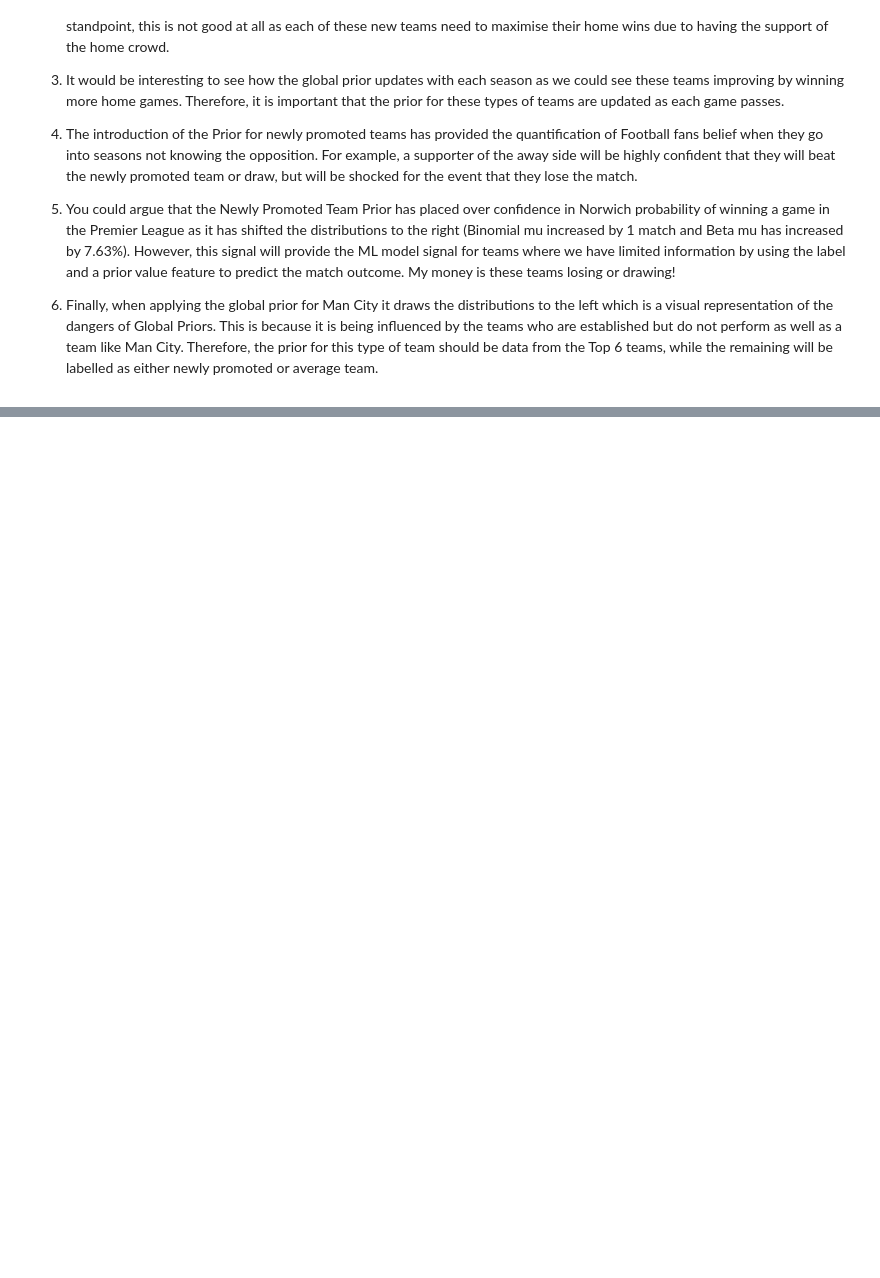
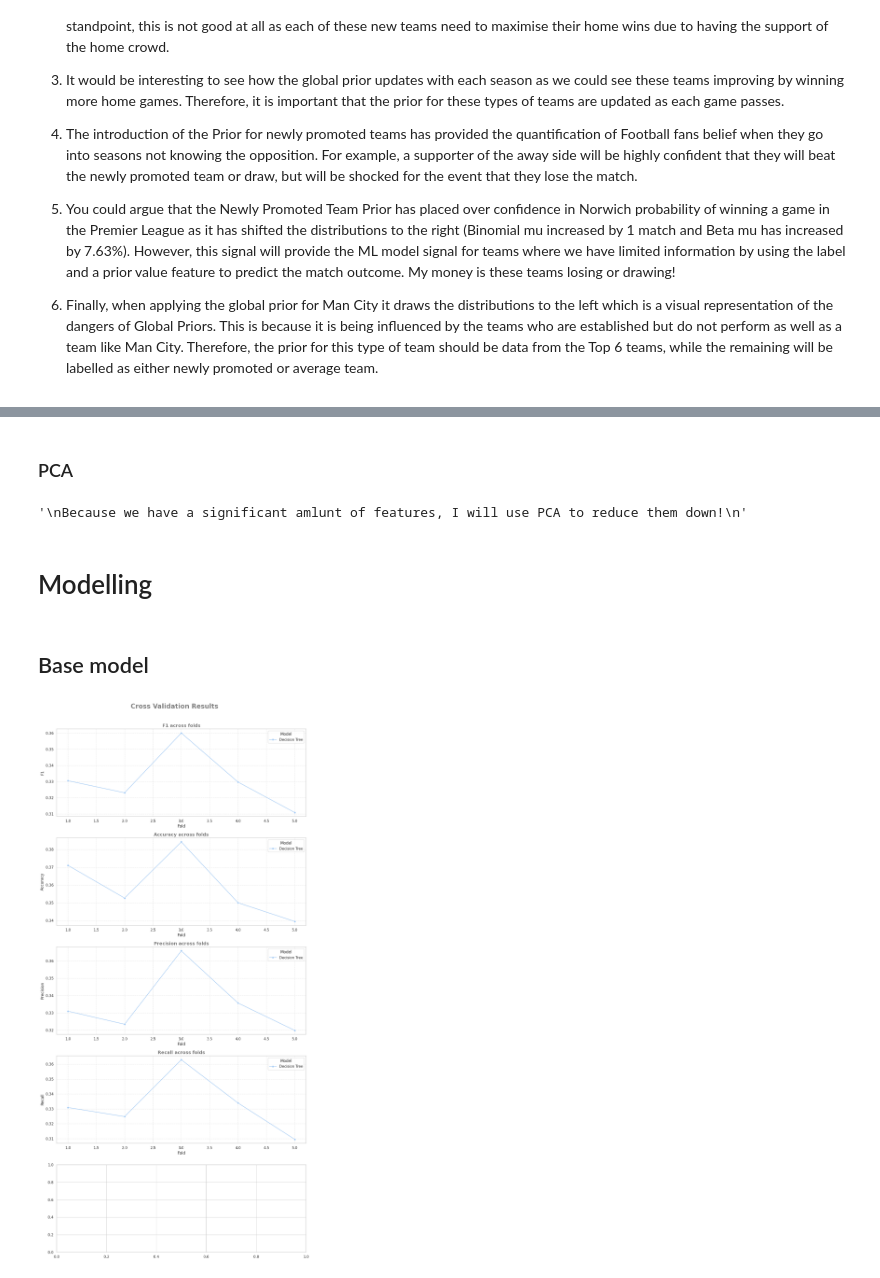
Before and after one commit to Cmay487/Premier_League_Match_Prediction, a Jupyter notebook: ApplyingProbabilityToFootball.ipynb, the cells around one changed output, grey strips where cells are left out. Drawn from its saved outputs; the diff is of its cells as text; code cells hidden in the pictures; blank space fills up the shorter version.

```diff
--- a/ApplyingProbabilityToFootball.ipynb
+++ b/ApplyingProbabilityToFootball.ipynb
@@ -2788,0 +2977,36 @@ def rolling_expected_rate_binom(df:pd.DataFrame, team:str) -> pd.DataFrame:
+# %%
+processor = data_prep_pipeline(in_df=x_train)
+
+# fit the data
+x_train_processed = processor.fit_transform(x_train)
+x_val_processed = processor.transform(x_val)
+x_test_processed = processor.transform(x_test)
+
+# get feature names
+feature_names = processor.get_feature_names_out()
+
+# convert to df
+x_train_processed = pd.DataFrame(x_train_processed,columns=feature_names)
+# %%
+# transfor target
+map_dict = {
+    'H':2,
+    'D':1,
+    'A':0
+}
+
+y_train = y_train.map(map_dict)
+y_val = y_val.map(map_dict)
+y_test = y_test.map(map_dict)
+# %% [markdown]
+### PCA
+# %%
+"""
+Because we have a significant amlunt of features, I will use PCA to reduce them down!
+"""
+# %% [output]
+'\nBecause we have a significant amlunt of features, I will use PCA to reduce them down!\n'
+# %% [markdown]
+# Modelling
+# %% [markdown]
+## Base model
@@ -2788,0 +3117,17 @@ def rolling_expected_rate_binom(df:pd.DataFrame, team:str) -> pd.DataFrame:
+# %%
+"""
+For this part, I just want to see what features are important, while understadning how well a
+base model does with the data we have so far.
+
+First I will run cross validation for time series
+then i will fit my data to see what features are important
+"""
+dt = DecisionTreeClassifier(random_state=42)
+
+models = {
+    "Decision Tree": dt
+}
+
+run_cross_validation(x_train_processed,y_train,models)
+# %% [output]
+[figure, added]
```
Also changed, not shown: parts of 21 cells of this notebook.
